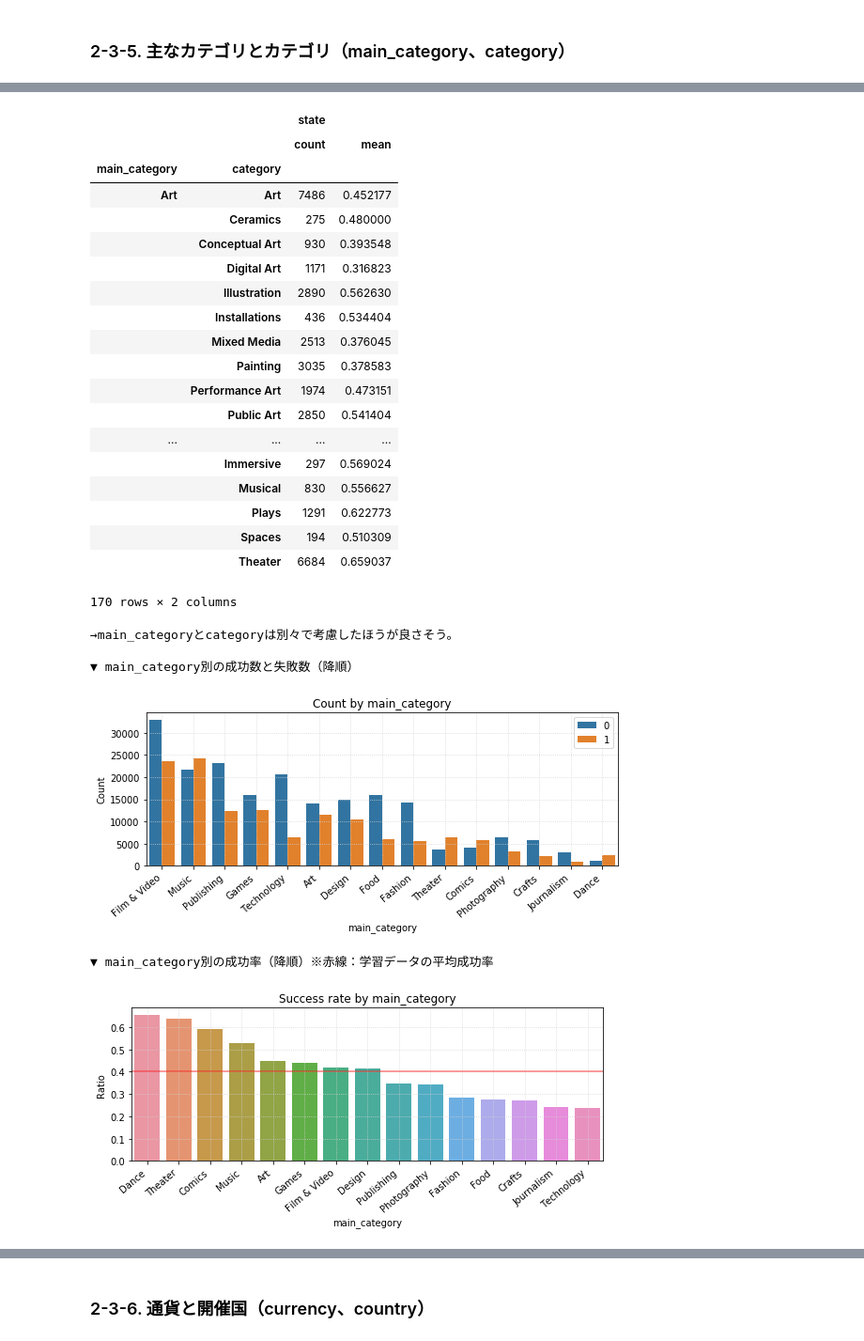
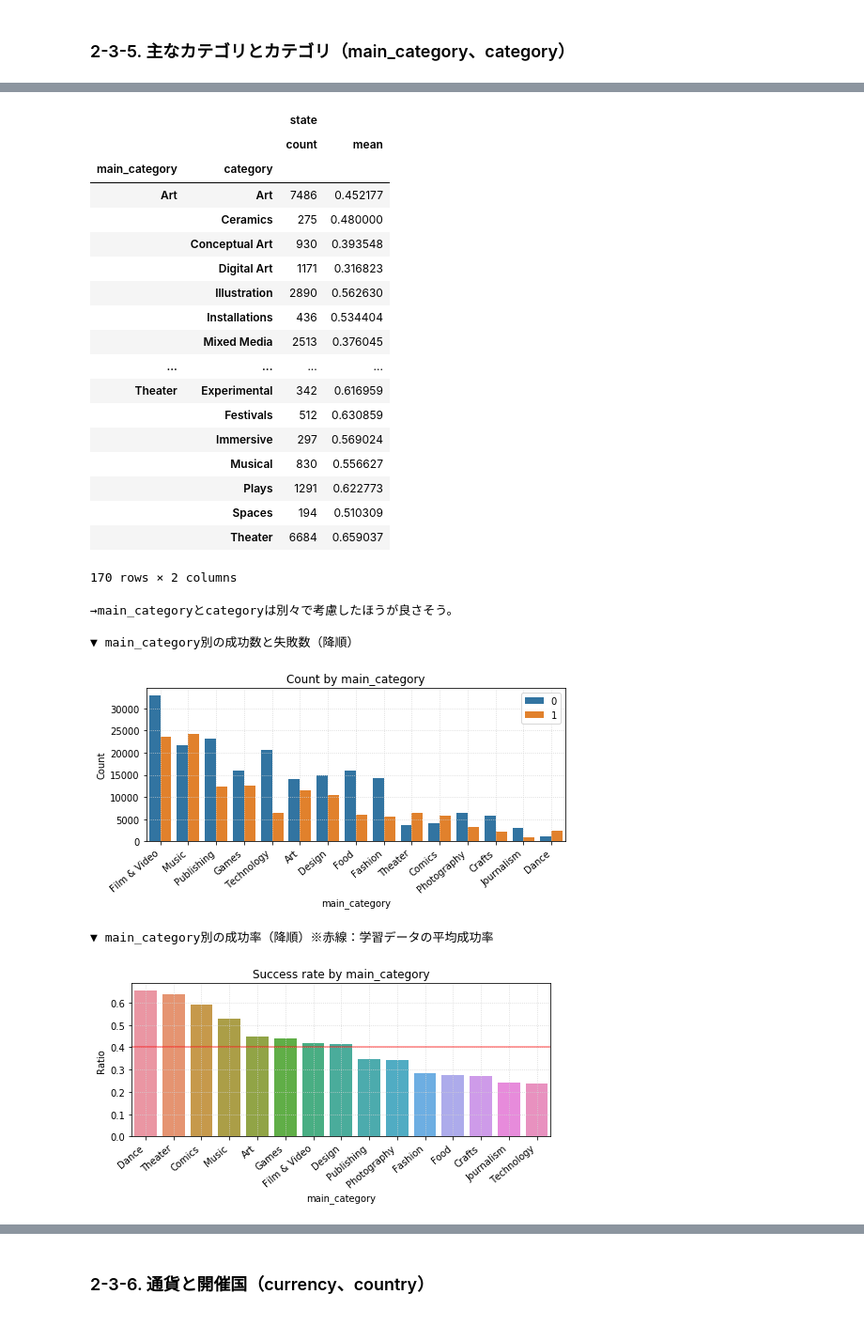
Before and after one commit to arsma12/skillupAI, a Jupyter notebook: Day3_work_長谷川雅代.ipynb, the cells around one changed output, grey strips where cells are left out. Shown at 94% size. Saved outputs shown, nothing was run; the diff lists cells and outputs as text; code cells hidden in the pictures.

```diff
--- a/Day3_work_長谷川雅代.ipynb
+++ b/Day3_work_長谷川雅代.ipynb
@@ -73,17 +74,16 @@ start_notebook = time()
 # 設定値
 # ****************************************************************************
 
-# ▼件数絞込用（時間がかかりすぎるため）
-squeeze_num0 = 11000
-#squeeze_train_num = 1700 # ※1以上の場合有効
-#squeeze_test_num = 1000 # ※1以上の場合有効
+# ▼件数絞込用
+squeeze_num = 11000
 
 decorr_flg = True # 無相関化するか
 wrapper_flg = False # ラッパー法（ステップワイズ法）実施するか
-selectFromModel_flg = False # 埋め込み法を実施するか
+selectFromModel_flg = True # 埋め込み法を実施するか
 
-pd.set_option('display.max_columns', 500)
-pd.set_option('display.max_rows', 20)
+# 表示用
+pd.set_option('display.max_columns', 1000)
+pd.set_option('display.max_rows', 15)
 
 # ============================================================================
 # 結果をテキストファイルへ出力
@@ -262,7 +262,7 @@ def plot_learning_curve(estimator, title, X, y, ylim=None, cv=None,n_jobs=-1,tra
 # 特徴量の重要度を表示するグラフ
 # ============================================================================
 def plot_feature_importance(best_model, datacols, title):
-    plt.figure(figsize=(10,4))
+    plt.figure(figsize=(8,4))
     tmp_se = pd.Series(best_model.feature_importances_,datacols).sort_values(ascending=True)
     tmp_se.tail(15).plot.barh(width=0.8)
     plt.grid(which='major',color='gray',linestyle=':')
@@ -527,8 +521,8 @@ display(df_category.groupby(['main_category', 'category']).agg(['count','mean'])
 print('→main_categoryとcategoryは別々で考慮したほうが良さそう。')
 
 # main_category
-show_state_count_plot('main_category',9,3, True,40)
-show_successrate_barplot('main_category',9,3, baseline,True,40)
+show_state_count_plot('main_category',8,3, True,40)
+show_successrate_barplot('main_category',8,3, baseline,True,40)
 print('→成功しやすいmain_categoryと失敗しやすいmain_categoryがありそう。')
 
 # category
@@ -540,39 +534,38 @@ display(pd.DataFrame(df['category'].value_counts(),columns=['category']).head(10
 show_successrate_barplot('category',20,3, baseline,True,40)
 
 print('\n▼ category成功率順（Top10）')
 successrate = pd.DataFrame(df['state'].groupby(df['category']).mean())
 successrate_s = successrate.sort_values('state', ascending=False) # 成功率降順
 display(successrate_s.head(10))
 
 print('→成功しやすいcategoryと失敗しやすいcategoryがありそう。')
 # %% [output]
 ▼ main_categoryとcategory別のカウントと成功率
 |  |  | state |  |
 |  |  | count | mean |
 | main_category | category |  |  |
 | Art | Art | 7486 | 0.452177 |
 |  | Ceramics | 275 | 0.480000 |
 |  | Conceptual Art | 930 | 0.393548 |
 |  | Digital Art | 1171 | 0.316823 |
 |  | Illustration | 2890 | 0.562630 |
 |  | Installations | 436 | 0.534404 |
 |  | Mixed Media | 2513 | 0.376045 |
-|  | Painting | 3035 | 0.378583 |
-|  | Performance Art | 1974 | 0.473151 |
-|  | Public Art | 2850 | 0.541404 |
 | ... | ... | ... | ... |
+| Theater | Experimental | 342 | 0.616959 |
+|  | Festivals | 512 | 0.630859 |
 |  | Immersive | 297 | 0.569024 |
 |  | Musical | 830 | 0.556627 |
 |  | Plays | 1291 | 0.622773 |
 |  | Spaces | 194 | 0.510309 |
 |  | Theater | 6684 | 0.659037 |
 170 rows × 2 columns
 →main_categoryとcategoryは別々で考慮したほうが良さそう。
 
 ▼ main_category別の成功数と失敗数（降順）
-[figure, old version]
+[figure, new version]
 ▼ main_category別の成功率（降順）※赤線：学習データの平均成功率
-[figure, old version]
+[figure, new version]
 →成功しやすいmain_categoryと失敗しやすいmain_categoryがありそう。
 
 ▼ category別の成功数と失敗数（降順）
```
Also changed, not shown: parts of 27 cells of this notebook.
